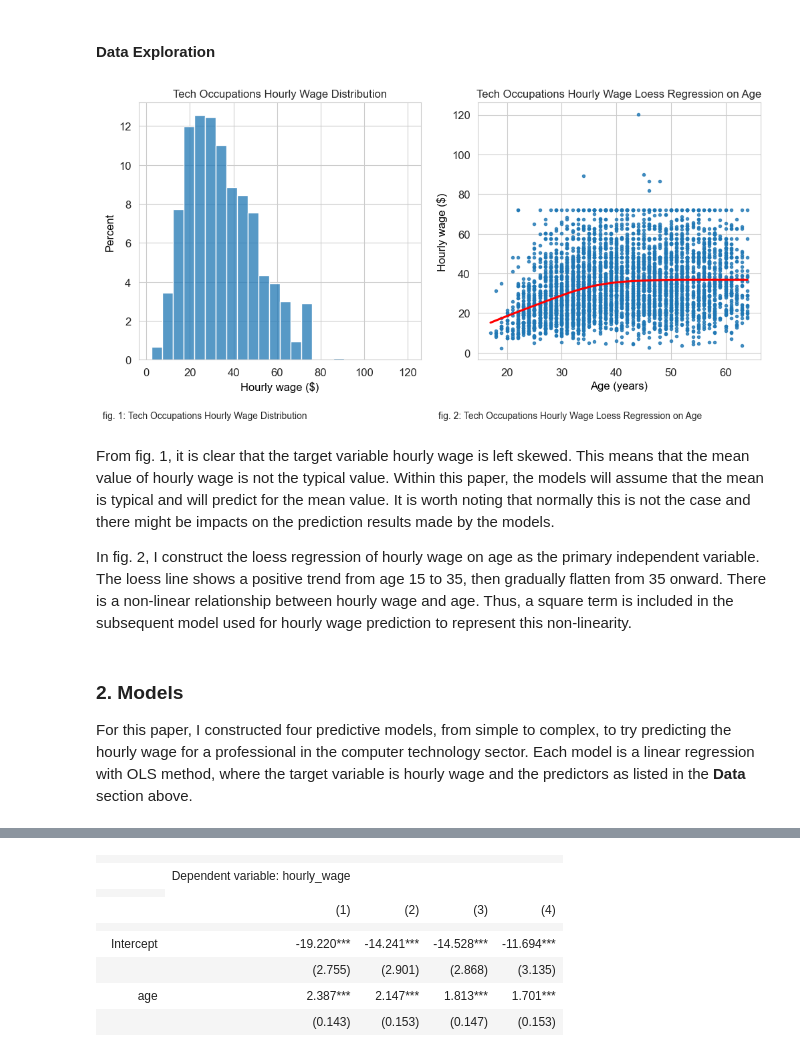
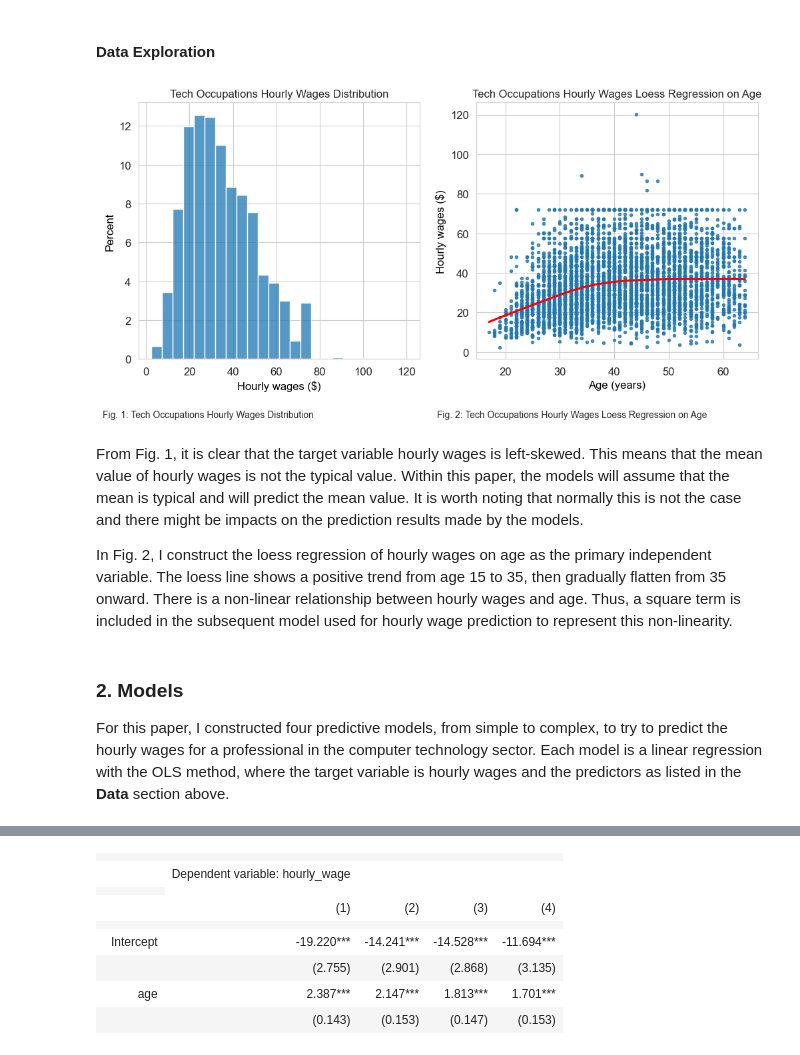
Before and after one commit to viethngn/Data_Analysis_3_ECBS5171, a Jupyter notebook: assignment1/assignment1_viethngn.ipynb, the cells around one changed output, grey strips where cells are left out. Drawn from its saved outputs; the diff is of its cells as text; code cells hidden in the pictures.

```diff
--- a/assignment1/assignment1_viethngn.ipynb
+++ b/assignment1/assignment1_viethngn.ipynb
@@ -125,31 +125,31 @@ cleaned_df.shape;
 # %% [markdown]
 #### Data Exploration
 # %%
-# figures for wage distribution and loess regression
+# figures for wages distribution and loess regression
 fig, (ax1, ax2) = plt.subplots(ncols=2, figsize=(12,5))
 sns.set(style="white")
 fig1 = (sns.histplot(
     data = cleaned_df,
     x = 'hourly_wage', stat='percent', binwidth=5, ax=ax1))
-fig1.set(title='Tech Occupations Hourly Wage Distribution', xlabel="Hourly wage ($)", ylabel="Percent")
-ax1.text(-20, -3, 'fig. 1: Tech Occupations Hourly Wage Distribution', size=10)
+fig1.set(title='Tech Occupations Hourly Wages Distribution', xlabel="Hourly wages ($)", ylabel="Percent")
+ax1.text(-20, -3, 'Fig. 1: Tech Occupations Hourly Wages Distribution', size=10)
 fig2 = (sns.regplot(
     data = cleaned_df,
     x = 'age', y = 'hourly_wage',
     marker= '.',
     fit_reg= True, lowess= True, line_kws={"color": "red"}, ax=ax2))
-fig2.set(title='Tech Occupations Hourly Wage Loess Regression on Age', xlabel='Age (years)', ylabel='Hourly wage ($)')
-ax2.text(7.5, -33, 'fig. 2: Tech Occupations Hourly Wage Loess Regression on Age', size=10)
+fig2.set(title='Tech Occupations Hourly Wages Loess Regression on Age', xlabel='Age (years)', ylabel='Hourly wages ($)')
+ax2.text(7.5, -33, 'Fig. 2: Tech Occupations Hourly Wages Loess Regression on Age', size=10)
 fig.show()
 # %% [output]
-[figure, old version]
+[figure, new version]
 # %% [markdown]
-From fig. 1, it is clear that the target variable hourly wage is left skewed. This means that the mean value of hourly wage is not the typical value. Within this paper, the models will assume that the mean is typical and will predict for the mean value. It is worth noting that normally this is not the case and there might be impacts on the prediction results made by the models.
+From Fig. 1, it is clear that the target variable hourly wages is left-skewed. This means that the mean value of hourly wages is not the typical value. Within this paper, the models will assume that the mean is typical and will predict the mean value. It is worth noting that normally this is not the case and there might be impacts on the prediction results made by the models.
 
-In fig. 2, I construct the loess regression of hourly wage on age as the primary independent variable. The loess line shows a positive trend from age 15 to 35, then gradually flatten from 35 onward. There is a non-linear relationship between hourly wage and age. Thus, a square term is included in the subsequent model used for hourly wage prediction to represent this non-linearity.
+In Fig. 2, I construct the loess regression of hourly wages on age as the primary independent variable. The loess line shows a positive trend from age 15 to 35, then gradually flatten from 35 onward. There is a non-linear relationship between hourly wages and age. Thus, a square term is included in the subsequent model used for hourly wage prediction to represent this non-linearity.
 # %% [markdown]
 ### 2. Models
-For this paper, I constructed four predictive models, from simple to complex, to try predicting the hourly wage for a professional in the computer technology sector. Each model is a linear regression with OLS method, where the target variable is hourly wage and the predictors as listed in the **Data** section above.
+For this paper, I constructed four predictive models, from simple to complex, to try to predict the hourly wages for a professional in the computer technology sector. Each model is a linear regression with the OLS method, where the target variable is hourly wages and the predictors as listed in the **Data** section above.
 # %%
 ### Cross validate OLS with combining sklearn k-fold cross validation and statsmodels ols formula
 def cv_reg(formula, data, kfold, robustse=None):
```
Also changed, not shown: parts of 21 cells of this notebook.
